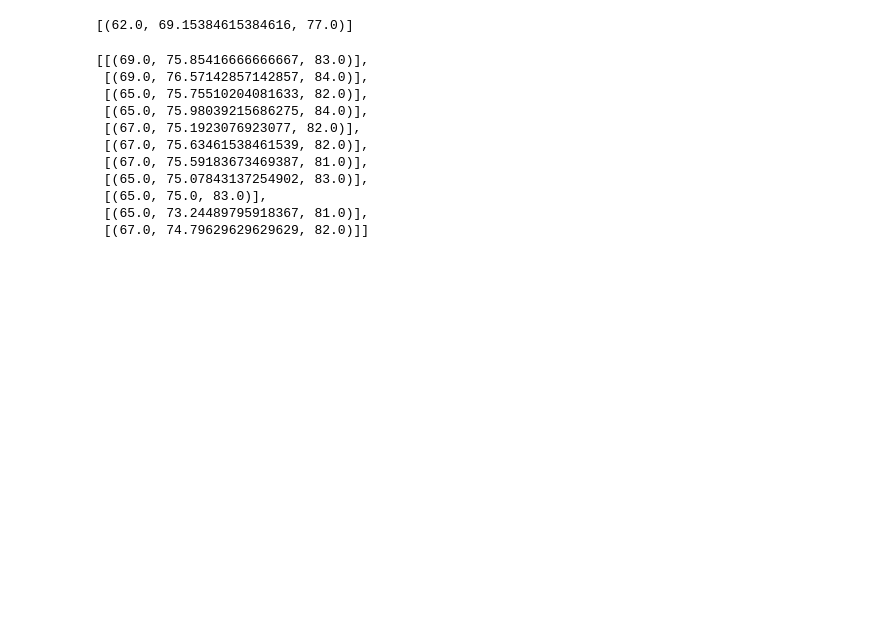
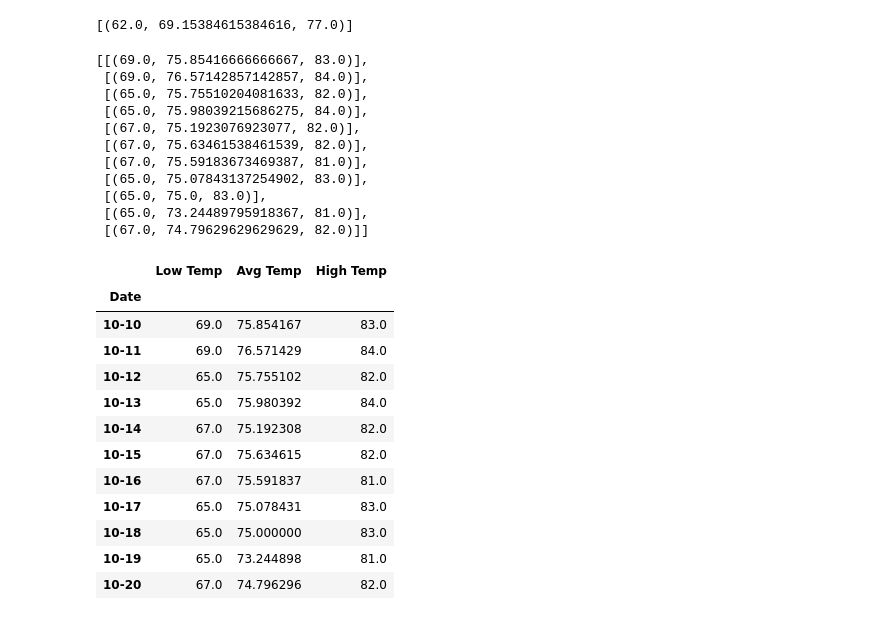
Before and after one commit to Regina0507/Climate-Analysis-and-Exploration, a Jupyter notebook: climate_starter.ipynb, the cells around one changed output. Saved outputs shown, nothing was run; the diff lists cells and outputs as text; code cells hidden in the pictures; blank space fills up the shorter version.

```diff
--- a/climate_starter.ipynb
+++ b/climate_starter.ipynb
@@ -355,5 +355,25 @@ daily_trip_normals
  [(67.0, 74.79629629629629, 82.0)]]
 # %%
 # Load the previous query results into a Pandas DataFrame and add the `trip_dates` range as the `date` index
+daily_trip_normals = [np.array(normal[0]) for normal in daily_trip_normals]
+NormalTemp = pd.DataFrame(daily_trip_normals)
+NormalTemp["Date"] = datel
+NormalTemp = NormalTemp.set_index("Date")
+NormalTemp = NormalTemp.rename(columns={0: "Low Temp", 1: "Avg Temp", 2: "High Temp"})
+NormalTemp
+# %% [output]
+|  | Low Temp | Avg Temp | High Temp |
+| Date |  |  |  |
+| 10-10 | 69.0 | 75.854167 | 83.0 |
+| 10-11 | 69.0 | 76.571429 | 84.0 |
+| 10-12 | 65.0 | 75.755102 | 82.0 |
+| 10-13 | 65.0 | 75.980392 | 84.0 |
+| 10-14 | 67.0 | 75.192308 | 82.0 |
+| 10-15 | 67.0 | 75.634615 | 82.0 |
+| 10-16 | 67.0 | 75.591837 | 81.0 |
+| 10-17 | 65.0 | 75.078431 | 83.0 |
+| 10-18 | 65.0 | 75.000000 | 83.0 |
+| 10-19 | 65.0 | 73.244898 | 81.0 |
+| 10-20 | 67.0 | 74.796296 | 82.0 |
 # %%
 # Plot the daily normals as an area plot with `stacked=False`
```
